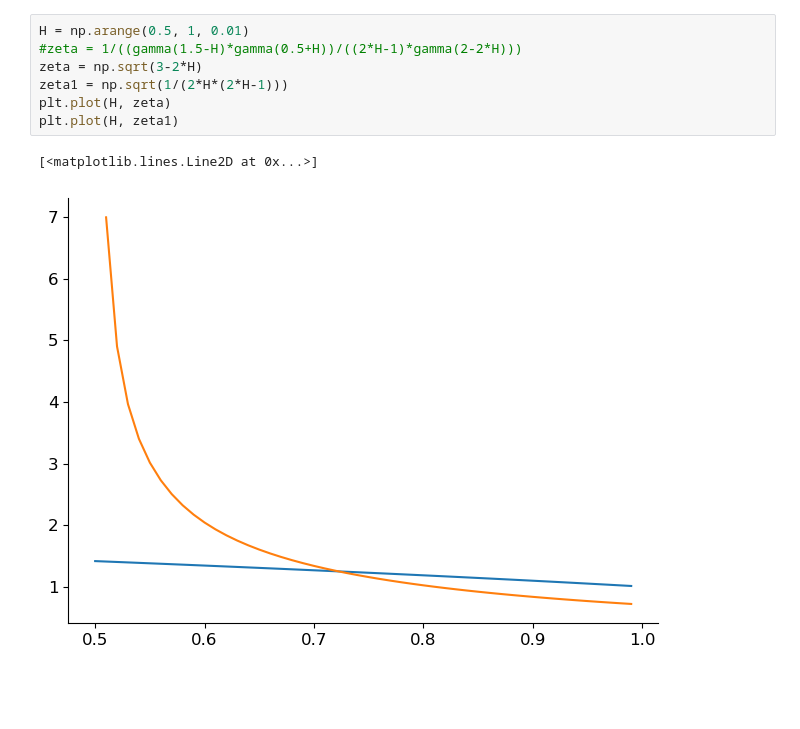
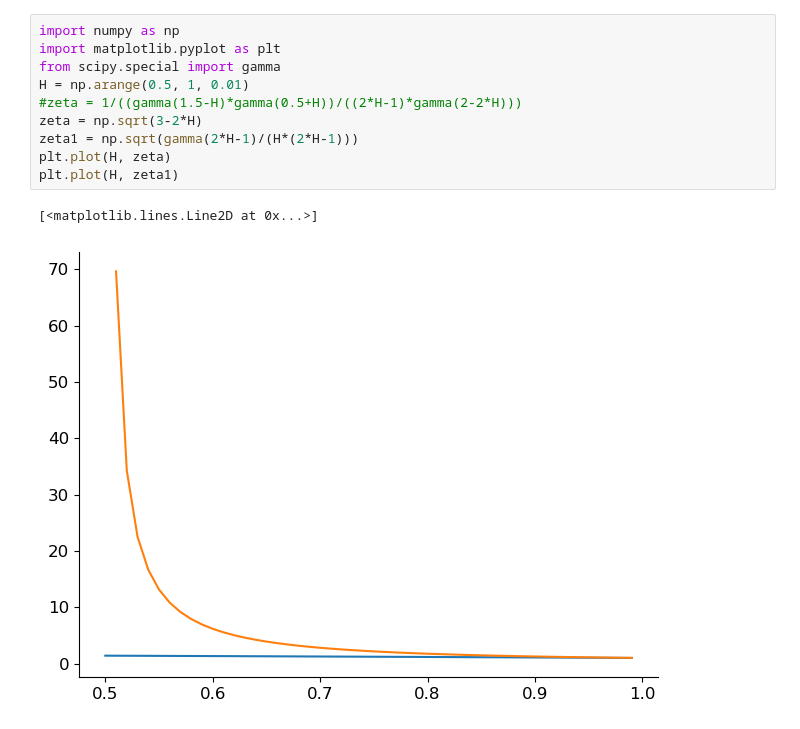
Before and after one commit to davidsantiagoquevedo/fractional-langevin-equations, a Jupyter notebook: analysis/inspect_fLe_MSD.ipynb, the cells around one changed output. Drawn from its saved outputs; the diff is of its cells as text; blank space fills up the shorter version.

```diff
--- a/analysis/inspect_fLe_MSD.ipynb
+++ b/analysis/inspect_fLe_MSD.ipynb
@@ -111,10 +104,13 @@ NOTES:
 # %%
+import numpy as np
+import matplotlib.pyplot as plt
+from scipy.special import gamma
 H = np.arange(0.5, 1, 0.01)
 #zeta = 1/((gamma(1.5-H)*gamma(0.5+H))/((2*H-1)*gamma(2-2*H)))
 zeta = np.sqrt(3-2*H)
-zeta1 = np.sqrt(1/(2*H*(2*H-1)))
+zeta1 = np.sqrt(gamma(2*H-1)/(H*(2*H-1)))
 plt.plot(H, zeta)
 plt.plot(H, zeta1)
 # %% [output]
 [<matplotlib.lines.Line2D at 0x...>]
-[figure, old version]
+[figure, new version]
```
Also changed, not shown: parts of 17 cells of this notebook.
